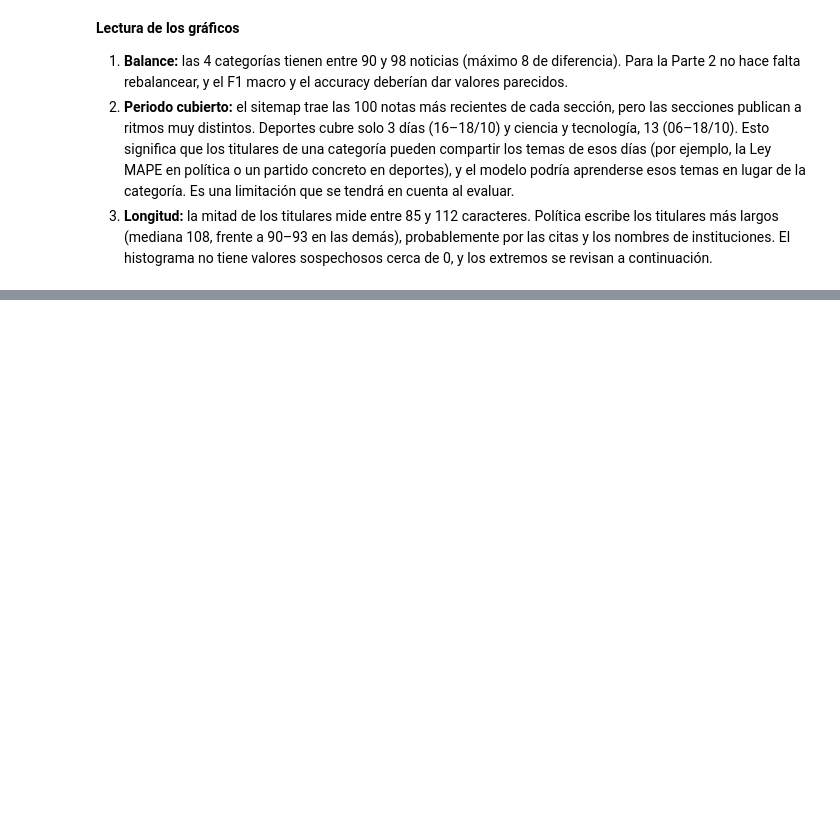
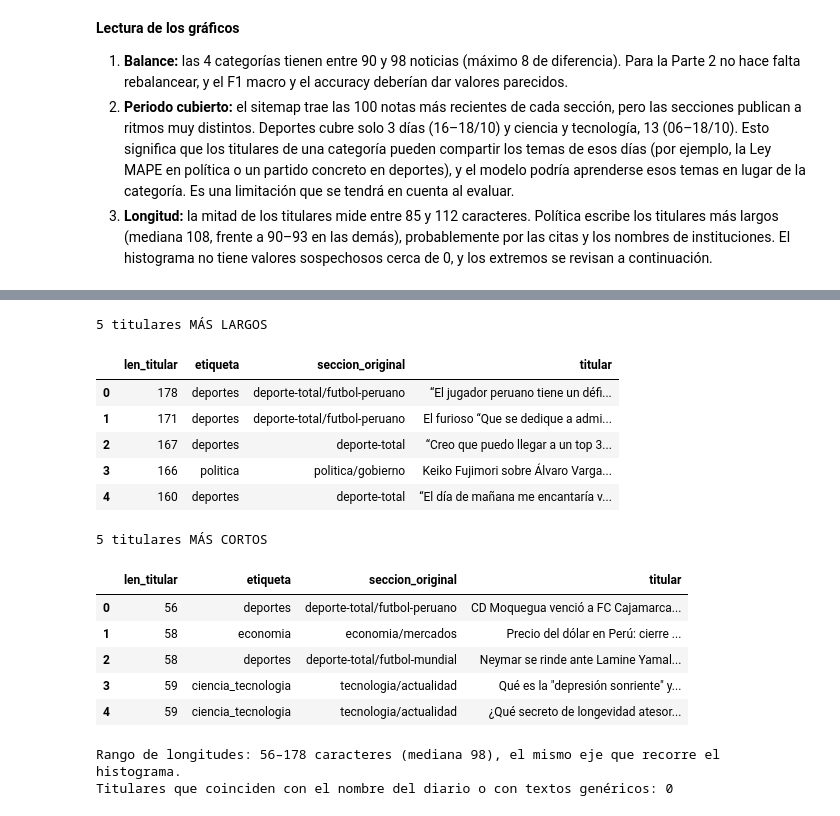
Before and after one commit to IvettexMamani/diplomado-python-2026, a Jupyter notebook: tarea_1/01_recoleccion.ipynb, the cells around one changed output, grey strips where cells are left out. Cells and saved outputs as stored; diff of their text form; code cells hidden in the pictures; blank space fills up the shorter version.

```diff
--- a/tarea_1/01_recoleccion.ipynb
+++ b/tarea_1/01_recoleccion.ipynb
@@ -613,0 +617,29 @@ fig3.show()
+# %%
+cols = ["len_titular", "etiqueta", "seccion_original", "titular"]
+with pd.option_context("display.max_colwidth", None):  # titular completo, sin recortar
+    print("5 titulares MÁS LARGOS")
+    display(df.nlargest(5, "len_titular")[cols].reset_index(drop=True))
+    print("5 titulares MÁS CORTOS")
+    display(df.nsmallest(5, "len_titular")[cols].reset_index(drop=True))
+
+print(f"Rango de longitudes: {df['len_titular'].min()}–{df['len_titular'].max()} caracteres "
+      f"(mediana {df['len_titular'].median():.0f}), el mismo eje que recorre el histograma.")
+print("Titulares que coinciden con el nombre del diario o con textos genéricos:",
+      int(df["titular"].str.lower().isin(["el comercio", "últimas noticias", "noticias"]).sum()))
+# %% [output]
+5 titulares MÁS LARGOS
+|  | len_titular | etiqueta | seccion_original | titular |
+| 0 | 178 | deportes | deporte-total/futbol-peruano | “El jugador peruano tiene un défi... |
+| 1 | 171 | deportes | deporte-total/futbol-peruano | El furioso “Que se dedique a admi... |
+| 2 | 167 | deportes | deporte-total | “Creo que puedo llegar a un top 3... |
+| 3 | 166 | politica | politica/gobierno | Keiko Fujimori sobre Álvaro Varga... |
+| 4 | 160 | deportes | deporte-total | “El día de mañana me encantaría v... |
+5 titulares MÁS CORTOS
+|  | len_titular | etiqueta | seccion_original | titular |
+| 0 | 56 | deportes | deporte-total/futbol-peruano | CD Moquegua venció a FC Cajamarca... |
+| 1 | 58 | economia | economia/mercados | Precio del dólar en Perú: cierre ... |
+| 2 | 58 | deportes | deporte-total/futbol-mundial | Neymar se rinde ante Lamine Yamal... |
+| 3 | 59 | ciencia_tecnologia | tecnologia/actualidad | Qué es la "depresión sonriente" y... |
+| 4 | 59 | ciencia_tecnologia | tecnologia/actualidad | ¿Qué secreto de longevidad atesor... |
+Rango de longitudes: 56–178 caracteres (mediana 98), el mismo eje que recorre el histograma.
+Titulares que coinciden con el nombre del diario o con textos genéricos: 0
```
Also changed, not shown: parts of 2 cells of this notebook.
